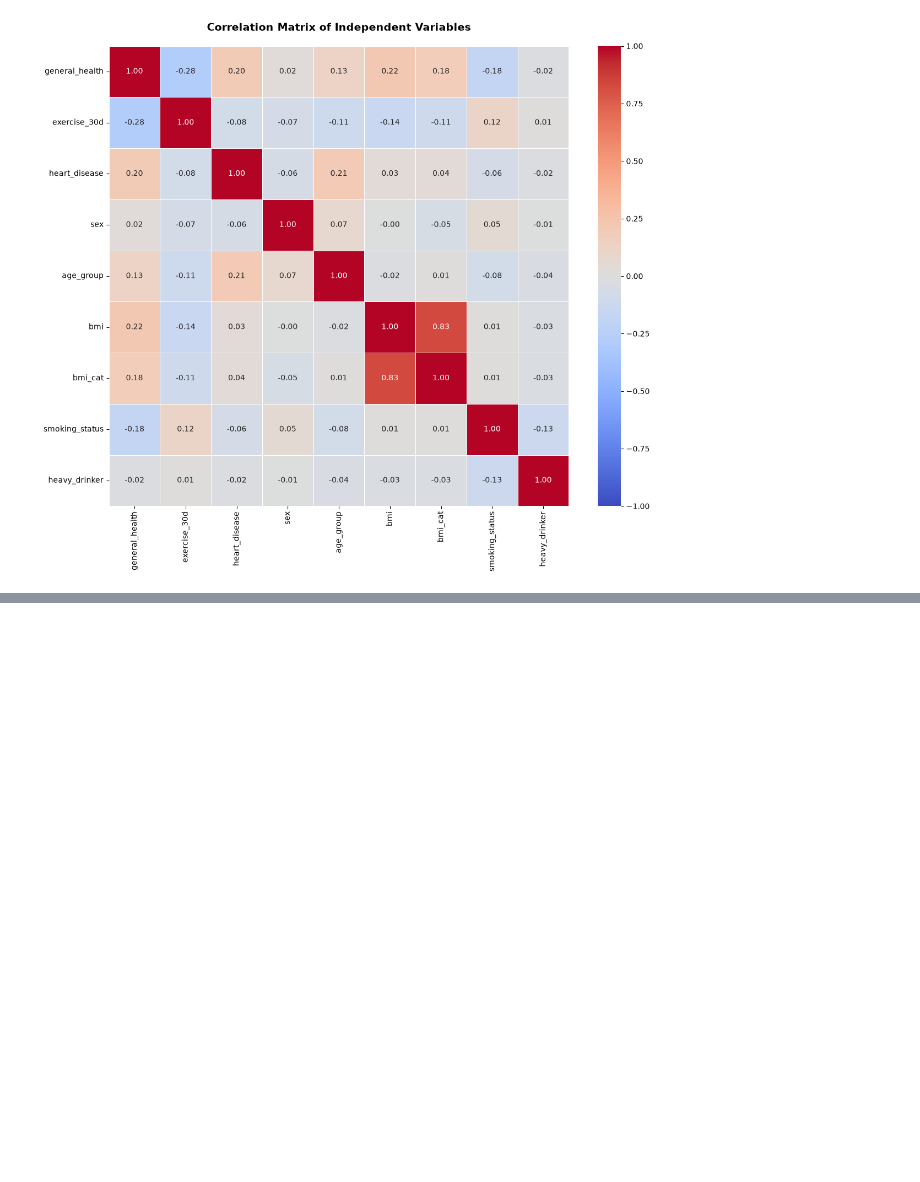
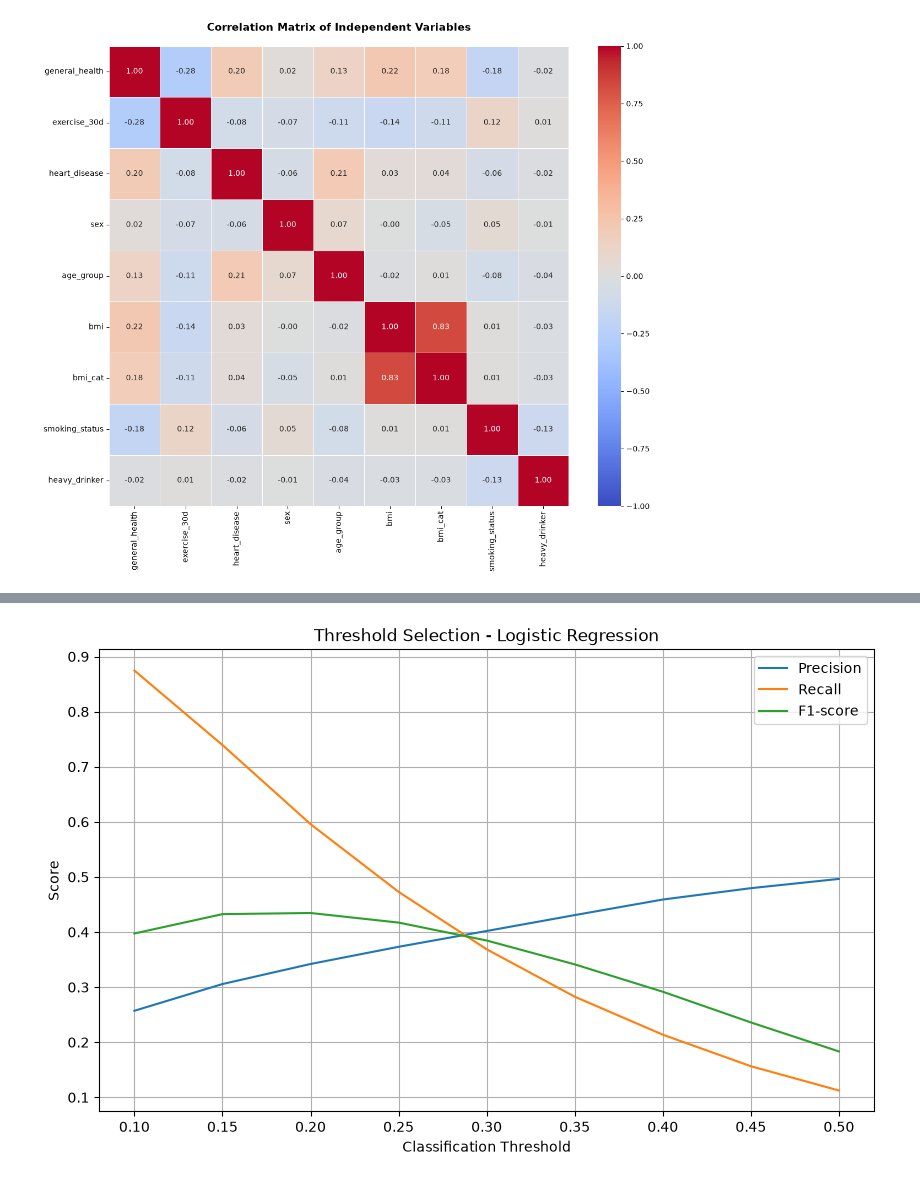
Before and after one commit to giftyhealthtech/diabetes-risk-prediction, a Jupyter notebook: diabetes_risk_model.ipynb, the cells around one changed output, grey strips where cells are left out. Saved outputs shown, nothing was run; the diff lists cells and outputs as text; code cells hidden in the pictures; blank space fills up the shorter version.

Commit message:
split, train and evaluate to select the best model

```diff
--- a/diabetes_risk_model.ipynb
+++ b/diabetes_risk_model.ipynb
@@ -517,0 +1207,29 @@ plt.show()
+# %%
+best_model = search_results['Logistic Regression'].best_estimator_
+y_val_prob = best_model.predict_proba(X_val)[:, 1]
+
+
+thresholds = [0.1, 0.15, 0.2, 0.25, 0.3, 0.35, 0.4, 0.45, 0.5]
+
+threshold_results = []
+
+for threshold in thresholds:
+
+    y_val_pred = (y_val_prob >= threshold).astype(int)
+
+    tn, fp, fn, tp = confusion_matrix(y_val, y_val_pred).ravel()
+
+    threshold_results.append({
+        'Threshold': threshold,
+        'Precision': precision_score(y_val, y_val_pred, zero_division=0),
+        'Recall': recall_score(y_val, y_val_pred, zero_division=0),
+        'F1': f1_score(y_val, y_val_pred, zero_division=0),
+        'TN': tn,
+        'false Alarm (FP)': fp,
+        'Diabetes Missed (FN)': fn,
+        'TP': tp
+    })
+
+threshold_df = pd.DataFrame(threshold_results)
+
+print(threshold_df.to_string(index=False))
@@ -517,0 +1247,15 @@ plt.show()
+# %%
+plt.figure(figsize=(10, 6))
+
+plt.plot(threshold_df['Threshold'], threshold_df['Precision'], label='Precision')
+plt.plot(threshold_df['Threshold'], threshold_df['Recall'], label='Recall')
+plt.plot(threshold_df['Threshold'], threshold_df['F1'], label='F1-score')
+
+plt.xlabel('Classification Threshold')
+plt.ylabel('Score')
+plt.title('Threshold Selection - Logistic Regression')
+plt.legend()
+plt.grid()
+plt.show()
+# %% [output]
+[figure, added]
```
Also changed, not shown: parts of 36 cells of this notebook.
